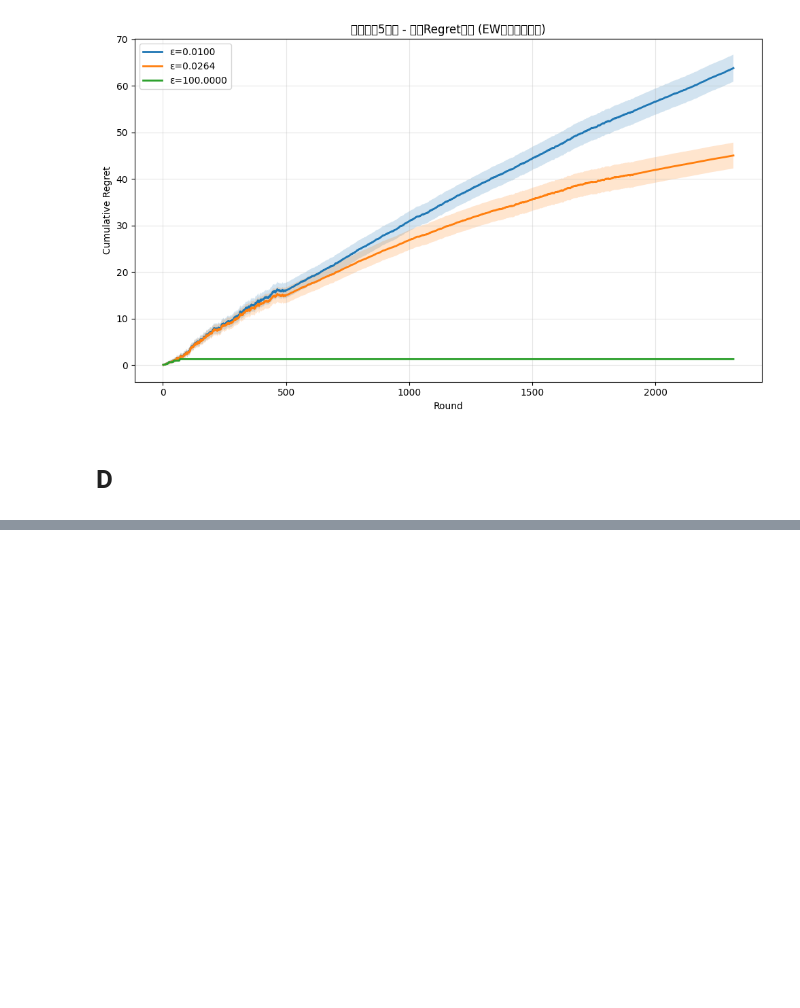
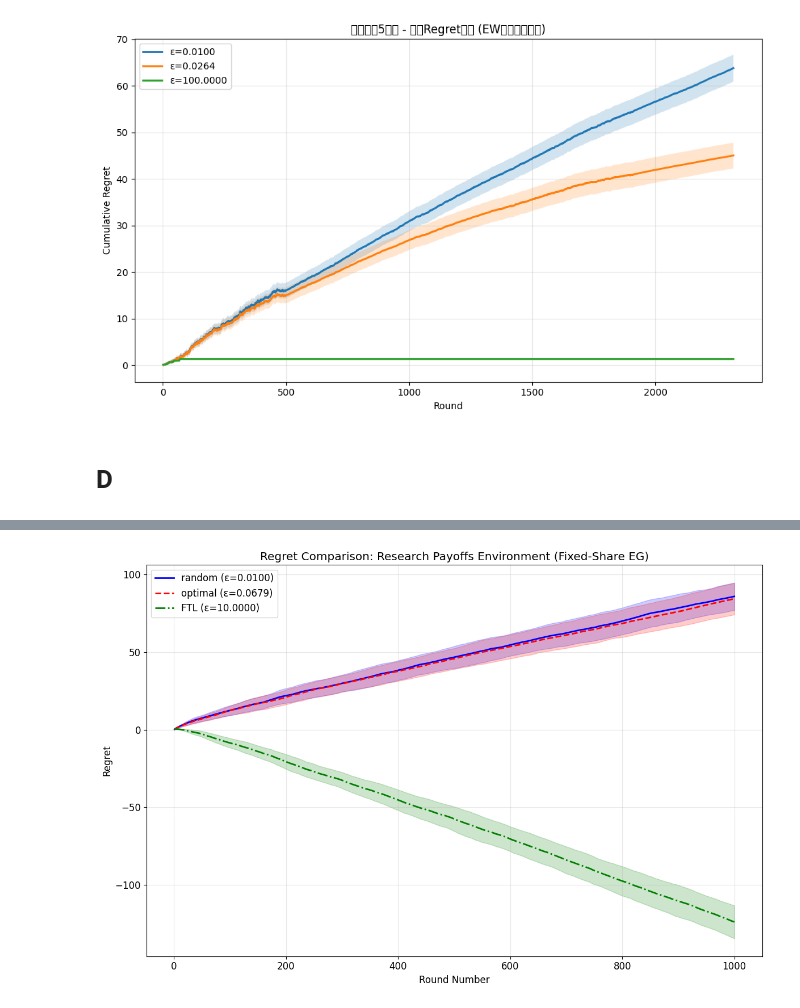
Before and after one commit to KoshiHarashima/CS332, a Jupyter notebook: 332Project2/code/final_analysis.ipynb, the cells around one changed output, grey strips where cells are left out. Saved outputs shown, nothing was run; the diff lists cells and outputs as text; code cells hidden in the pictures; blank space fills up the shorter version.

```diff
--- a/332Project2/code/final_analysis.ipynb
+++ b/332Project2/code/final_analysis.ipynb
@@ -40,10 +41,9 @@ from EW import ExponentialWeights
 from MC import MonteCarloSimulation
 # %%
 # Fixed parameters
-k = 3  # For AdversarialFairPayoffs and BernoulliPayoffs
-k_research = 2  # For ResearchPayoffs (AI vs Human)
+k = 10
 n = 1000
-num_simulations = 2000  # Monte Carlo simulation times
+num_simulations = 100  # Monte Carlo simulation times
 
 # Epsilon values
 epsilon_values = {
@@ -51,7 +51,3 @@ epsilon_values = {
     'optimal': np.sqrt(np.log(k) / n),
     'FTL': 100
 }
-
-print(f"Epsilon values (k={k}):")
-for name, value in epsilon_values.items():
-    print(f"  {name}: {value:.6f}")
@@ -841,0 +392,5 @@ FTL:
+# %%
+# Fixed parameters
+k = 5  # Number of actions (reading clusters)
+n = 1000
+num_simulations = 100  # Monte Carlo simulation times
@@ -841,0 +537,80 @@ FTL:
+# %%
+# Research Payoffs Visualization - Regret and Payoff Progression
+
+import visualization
+
+# Load the data
+research_fs_df = pd.read_csv(data_dir / 'research_payoffs_fixed_share_results.csv')
+
+print("Research Payoffs Fixed-Share Results - Data Overview:")
+print(f"Shape: {research_fs_df.shape}")
+print(f"Columns: {list(research_fs_df.columns)}")
+print(f"Epsilon types: {research_fs_df['epsilon_type'].unique()}")
+print()
+
+# Use the plot_regret_comparison function from visualization.py
+print("Generating regret comparison plot...")
+visualization.plot_regret_comparison(
+    research_fs_df,
+    'Research Payoffs Environment (Fixed-Share EG)',
+    'research_fs_regret_comparison.png'
+)
+
+# Plot payoff progression from CSV data
+print("Generating payoff progression plot from CSV...")
+visualization.plot_payoff_comparison(
+    research_fs_df,
+    "Research Payoffs (Fixed-Share EG)",
+    "research_fs_payoff_progression.png"
+)
+
+# Summary statistics
+print("\nResearch Payoffs Fixed-Share - Summary Statistics:")
+print("=" * 50)
+
+for epsilon_name in research_fs_df["epsilon_type"].unique():
+    subset = research_fs_df[research_fs_df["epsilon_type"] == epsilon_name]
+    final_regrets = subset['final_regret_mean'].iloc[0]
+    final_regret_std = subset['final_regret_std'].iloc[0]
+    total_payoffs = subset['final_payoff_mean'].iloc[0]
+    total_payoff_std = subset['final_payoff_std'].iloc[0]
+
+    print(f"{epsilon_name} (ε={subset['epsilon_value'].iloc[0]:.6f}):")
+    print(f"  Final Regret: {final_regrets:.4f} ± {final_regret_std:.4f}")
+    print(f"  Total Payoff: {total_payoffs:.4f} ± {total_payoff_std:.4f}")
+    print()
+
+# Weight evolution analysis (for a single simulation)
+print("Weight Evolution Analysis:")
+print("=" * 30)
+
+# Run a single simulation to analyze weight evolution
+k_research = 10
+n_research = 1000
+lambda_param = 0.1
+
+# Test with optimal epsilon
+epsilon_optimal = np.sqrt(2 * np.log(k_research) / n_research)
+research_model_test = ResearchPayoffs(k=k_research, mu=0.5, delta=0.3, rho=0.5, h=0.1, sigma=0.1, seed=42)
+fs_eg_test = FixedShareEG(k=k_research, epsilon=epsilon_optimal, n=n_research, lambda_param=lambda_param)
+
+# Run algorithm
+regret_history, total_payoff, cumulative_payoffs, payoff_history = fs_eg_test.run_algorithm(research_model_test.generate_payoffs)
+weight_history = fs_eg_test.get_weight_history()
+
+# Analyze final weights
+final_weights = weight_history[-1, :]
+print("Final weight distribution:")
+for action in range(k_research):
+    cluster_name = None
+    for cluster, actions in research_model_test.clusters.items():
+        if action in actions:
+            cluster_name = cluster
+            break
+
+    leader_marker = " (LEADER)" if action in research_model_test.leaders.values() else ""
+    print(f"  Action {action} ({cluster_name}): {final_weights[action]:.4f}{leader_marker}")
+
+print(f"\nTotal payoff: {total_payoff:.4f}")
+print(f"Final regret: {regret_history[-1]:.4f}")
+# %% [output]
@@ -841,0 +623 @@ FTL:
+[figure, added]
```
Also changed, not shown: parts of 18 cells of this notebook, 35 other files.
